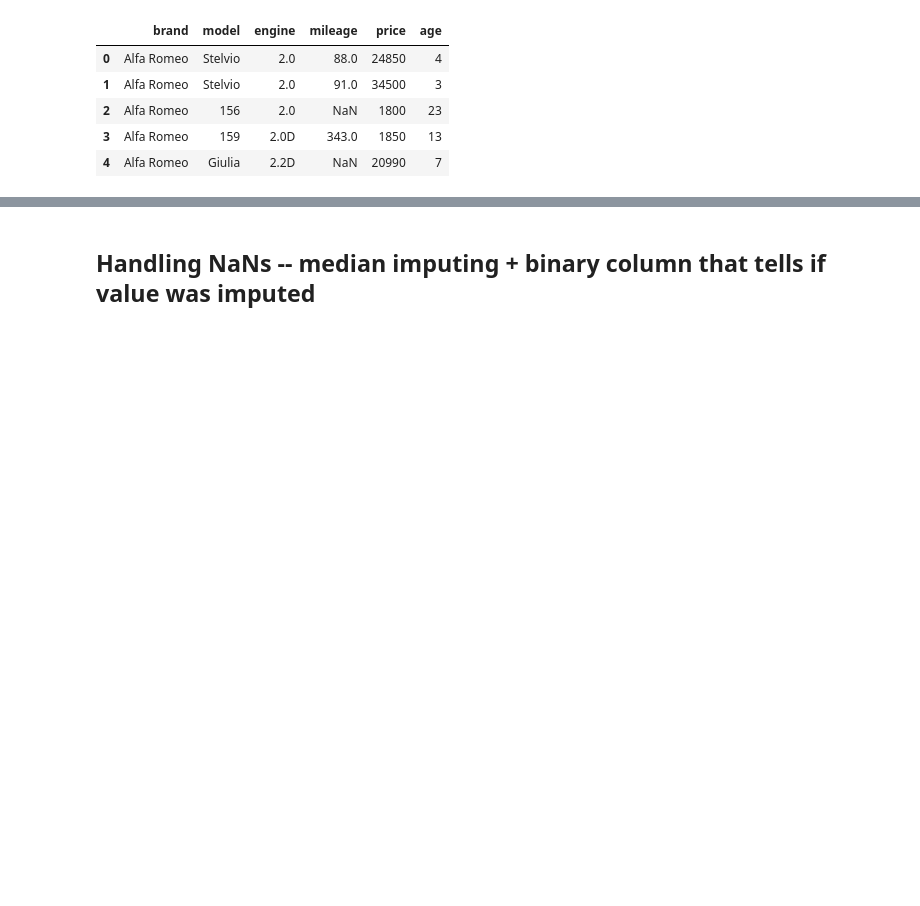
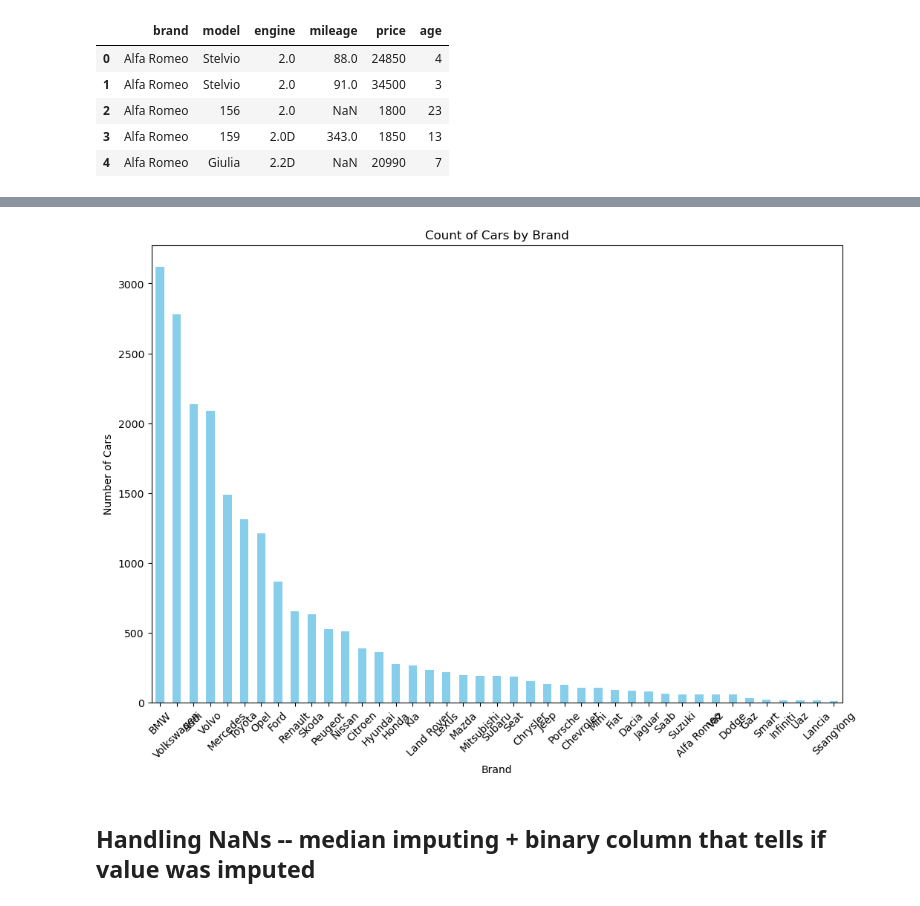
Before and after one commit to IvoDz/car-price-estimator, a Jupyter notebook: app/notebooks/preprocess.ipynb, the cells around one changed output, grey strips where cells are left out. Saved outputs shown, nothing was run; the diff lists cells and outputs as text; code cells hidden in the pictures; blank space fills up the shorter version.

```diff
--- a/app/notebooks/preprocess.ipynb
+++ b/app/notebooks/preprocess.ipynb
@@ -56,3 +80,15 @@ df.head(5)
+# %%
+brand_count = df['brand'].value_counts()
+
+plt.figure(figsize=(12, 8))
+brand_count.plot(kind='bar', color='skyblue')
+plt.xlabel('Brand')
+plt.ylabel('Number of Cars')
+plt.title('Count of Cars by Brand')
+plt.xticks(rotation=45)
+plt.show()
+# %% [output]
+[figure, added]
 # %% [markdown]
 ## Handling NaNs -- median imputing + binary column that tells if value was imputed
 # %%
```
Also changed, not shown: parts of 10 cells of this notebook, 7 other files.
